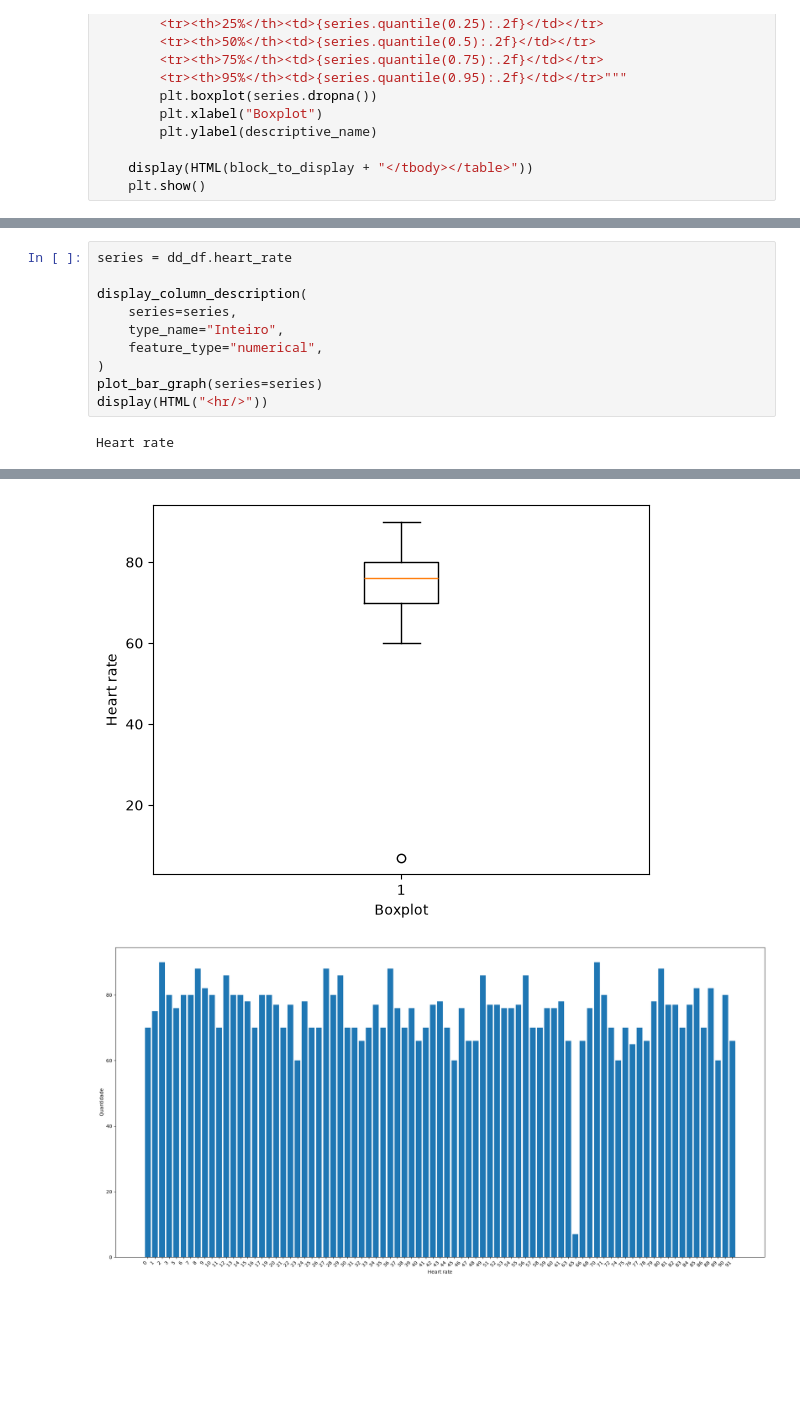
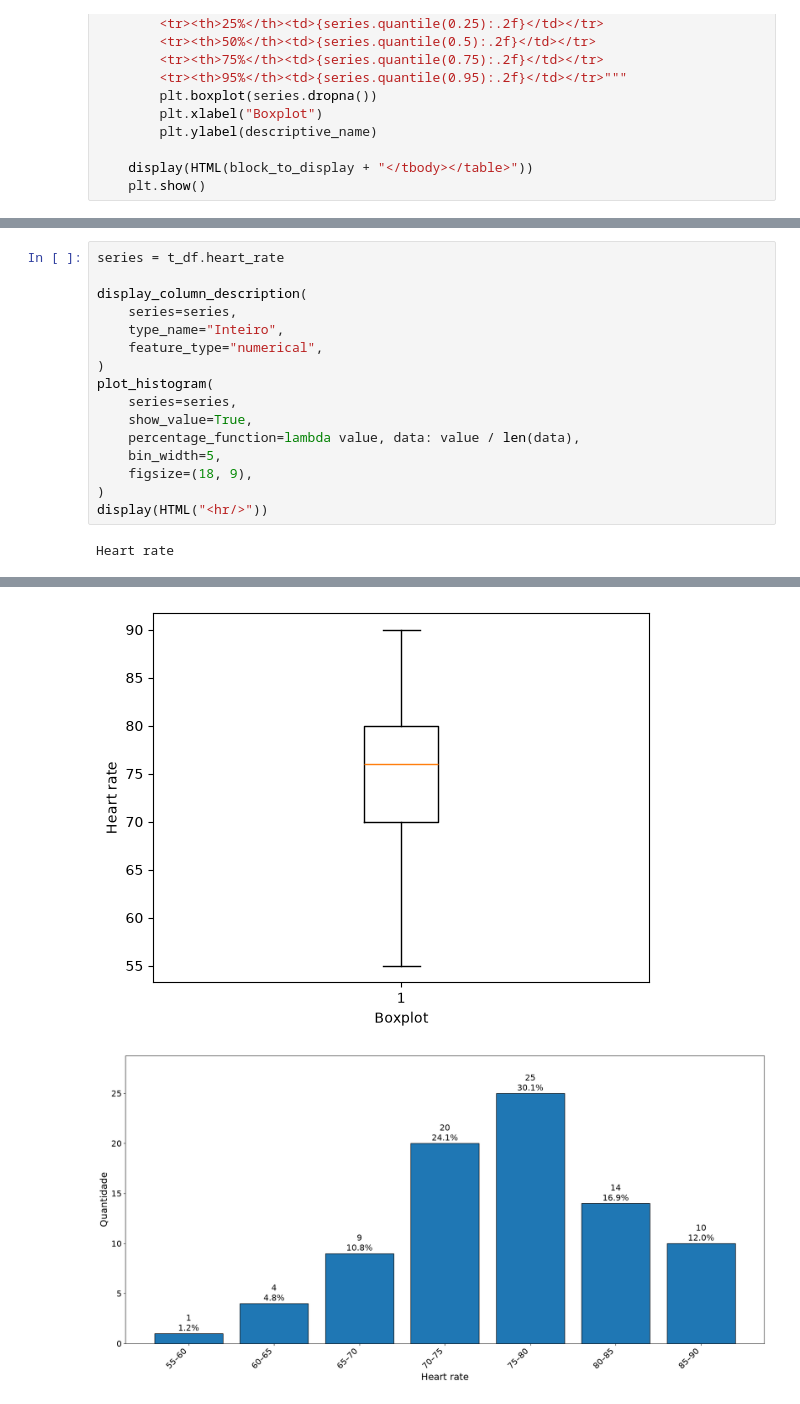
Before and after one commit to gabdumal/data_mining, a Jupyter notebook: assignment_5/features.ipynb, the cells around one changed output, grey strips where cells are left out. Drawn from its saved outputs; the diff is of its cells as text; blank space fills up the shorter version.

```diff
--- a/assignment_5/features.ipynb
+++ b/assignment_5/features.ipynb
@@ -206,13 +224,19 @@ Blood sugar
 [interactive output not drawn]
 # %%
-series = dd_df.heart_rate
+series = t_df.heart_rate
 
 display_column_description(
     series=series,
     type_name="Inteiro",
     feature_type="numerical",
 )
-plot_bar_graph(series=series)
+plot_histogram(
+    series=series,
+    show_value=True,
+    percentage_function=lambda value, data: value / len(data),
+    bin_width=5,
+    figsize=(18, 9),
+)
 display(HTML("<hr/>"))
 # %% [output]
 Heart rate
@@ -225,9 +249,9 @@ Heart rate
 | Percentil | 05% | 60.50 |
 |  | 25% | 70.00 |
 |  | 50% | 76.00 |
 |  | 75% | 80.00 |
 |  | 95% | 88.00 |
-[figure, old version]
+[figure, new version]
-[figure, old version]
+[figure, new version]
 [interactive output not drawn]
 # %%
```
Also changed, not shown: parts of 7 cells of this notebook, 3 other files.
